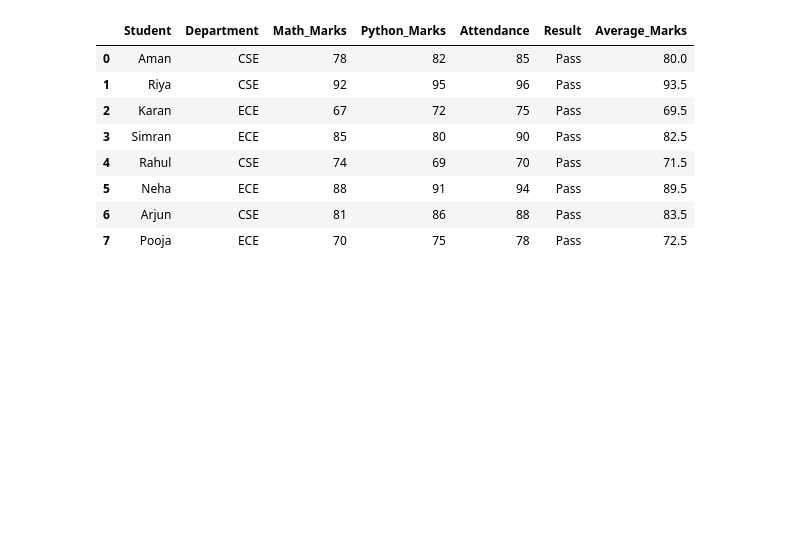
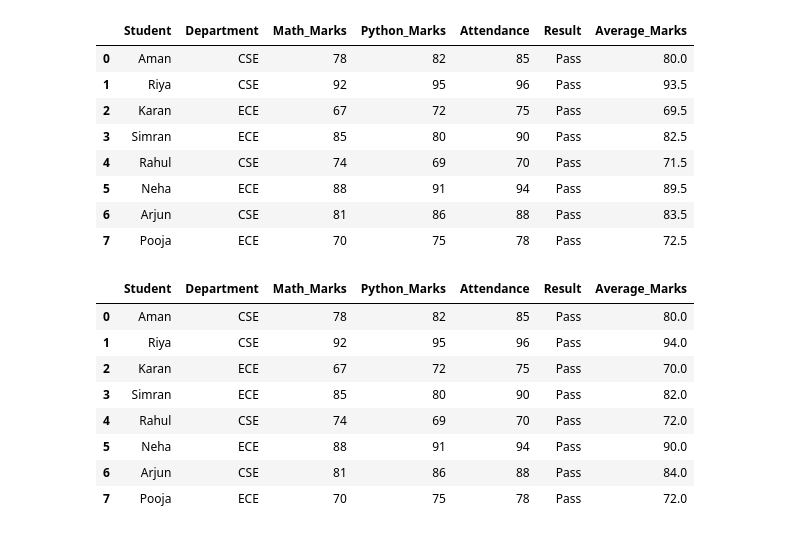
Before and after one commit to Akhand6886/Bridge_Course, a Jupyter notebook: Subjects/Bridge-Course/Unit_2_C_Programming/pypractice/dviz.ipynb, the cells around one changed output. Saved outputs shown, nothing was run; the diff lists cells and outputs as text; code cells hidden in the pictures; blank space fills up the shorter version.

Commit message:
Update 'dviz.ipynb': add output display for DataFrame including Average_Marks and set execution counts

```diff
--- a/Subjects/Bridge-Course/Unit_2_C_Programming/pypractice/dviz.ipynb
+++ b/Subjects/Bridge-Course/Unit_2_C_Programming/pypractice/dviz.ipynb
@@ -289,6 +289,18 @@ df
 | 7 | Pooja | ECE | 70 | 75 | 78 | Pass | 72.5 |
 # %%
 df["Average_Marks"] = df["Average_Marks"].round(0)
+# %%
+df
+# %% [output]
+|  | Student | Department | Math_Marks | Python_Marks | Attendance | Result | Average_Marks |
+| 0 | Aman | CSE | 78 | 82 | 85 | Pass | 80.0 |
+| 1 | Riya | CSE | 92 | 95 | 96 | Pass | 94.0 |
+| 2 | Karan | ECE | 67 | 72 | 75 | Pass | 70.0 |
+| 3 | Simran | ECE | 85 | 80 | 90 | Pass | 82.0 |
+| 4 | Rahul | CSE | 74 | 69 | 70 | Pass | 72.0 |
+| 5 | Neha | ECE | 88 | 91 | 94 | Pass | 90.0 |
+| 6 | Arjun | CSE | 81 | 86 | 88 | Pass | 84.0 |
+| 7 | Pooja | ECE | 70 | 75 | 78 | Pass | 72.0 |
 # %%
 sns.barplot(
 data=df,
```
